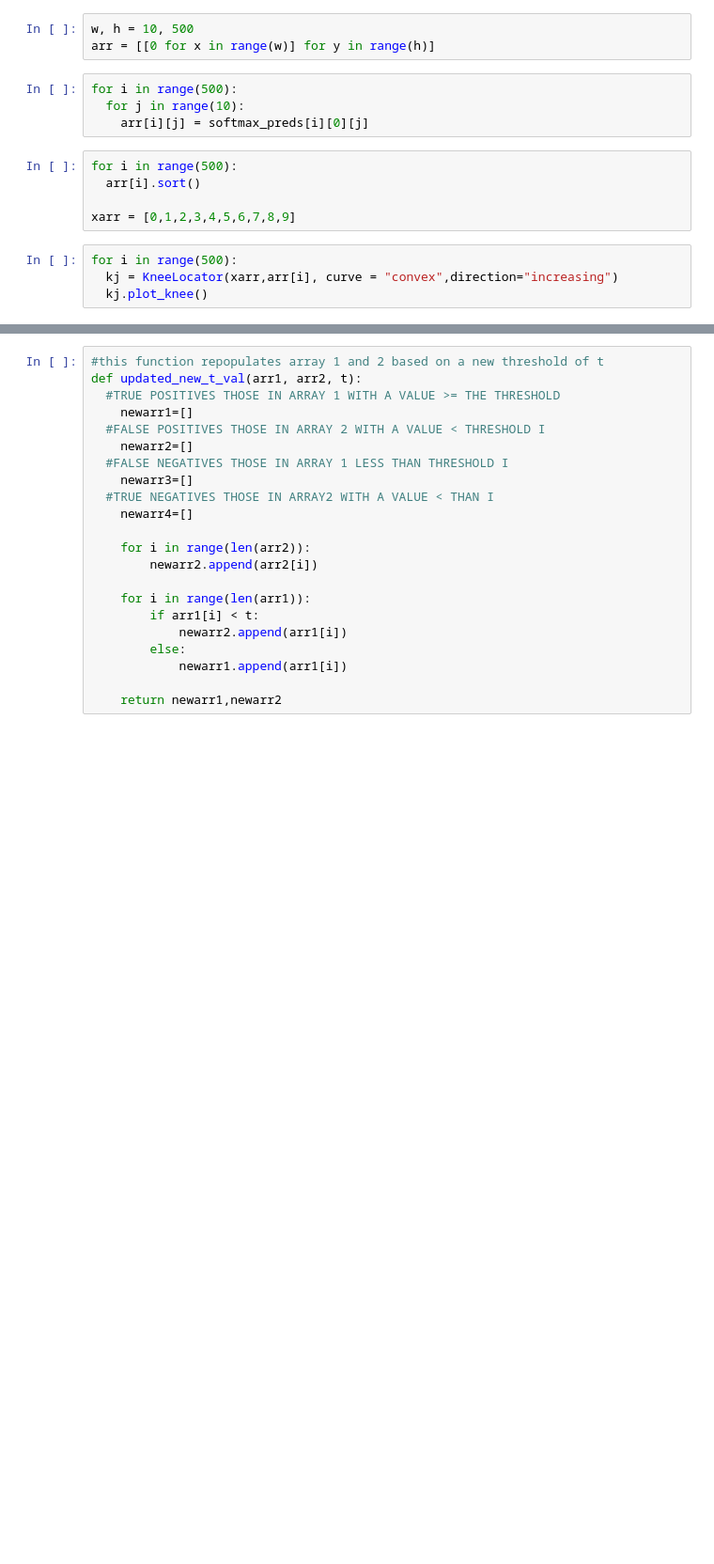
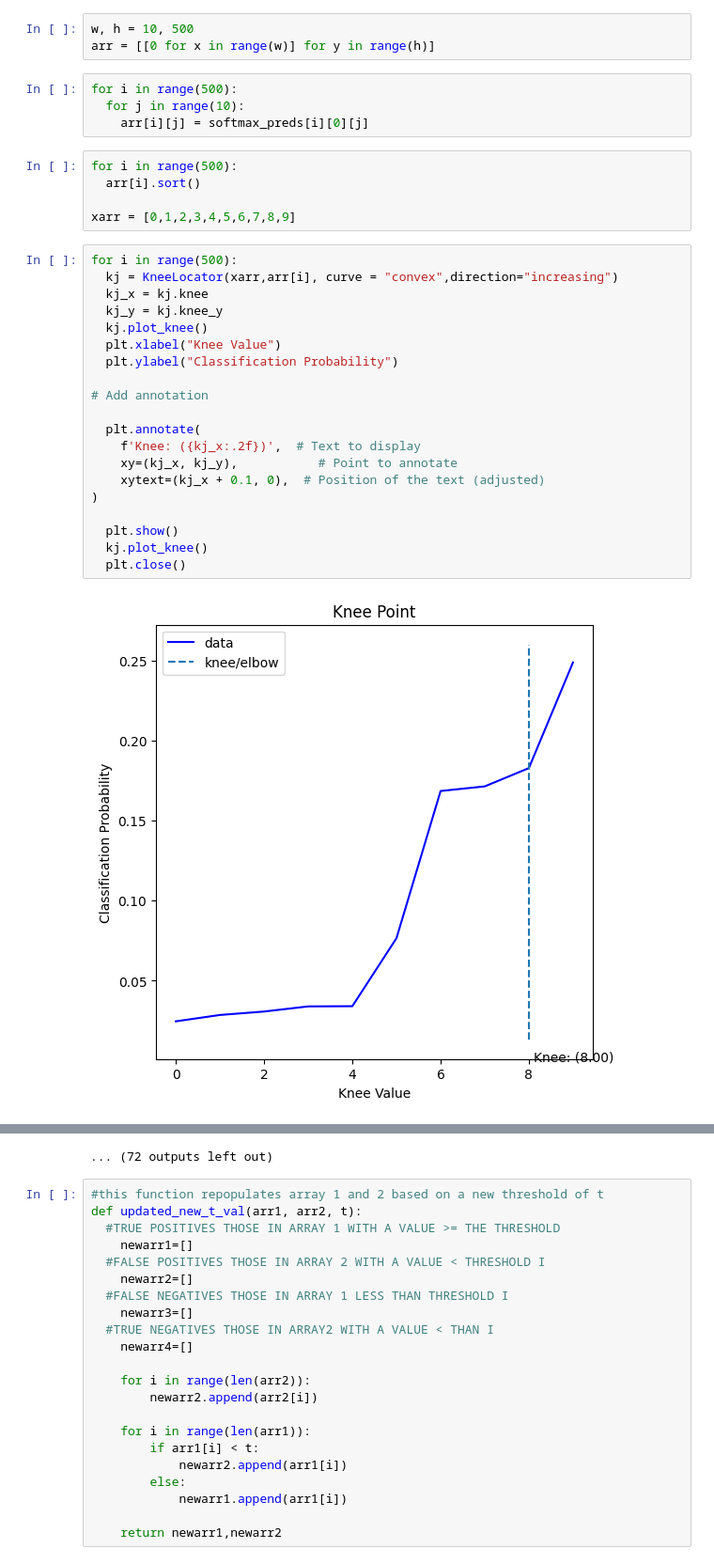
Before and after one commit to vwendtUDC/Knee_or_ROC, a Jupyter notebook: Compact_CCT_multiOb_val.ipynb, the cells around one changed output, grey strips where cells are left out. Shown at 94% size. Saved outputs shown, nothing was run; the diff lists cells and outputs as text; blank space fills up the shorter version.

```diff
--- a/Compact_CCT_multiOb_val.ipynb
+++ b/Compact_CCT_multiOb_val.ipynb
@@ -1246,7 +1217,25 @@ for i in range(500):
   arr[i].sort()
 
 xarr = [0,1,2,3,4,5,6,7,8,9]
-# %%
-for i in range(500):
-  kj = KneeLocator(xarr,arr[i], curve = "convex",direction="increasing")
-  kj.plot_knee()
+# %%
+for i in range(500):
+  kj = KneeLocator(xarr,arr[i], curve = "convex",direction="increasing")
+  kj_x = kj.knee
+  kj_y = kj.knee_y
+  kj.plot_knee()
+  plt.xlabel("Knee Value")
+  plt.ylabel("Classification Probability")
+
+# Add annotation
+
+  plt.annotate(
+    f'Knee: ({kj_x:.2f})',  # Text to display
+    xy=(kj_x, kj_y),           # Point to annotate
+    xytext=(kj_x + 0.1, 0),  # Position of the text (adjusted)
+)
+
+  plt.show()
+  kj.plot_knee()
+  plt.close()
+# %% [output]
+[figure, added]
@@ -1253,3 +1253,4 @@ for i in range(500):
+... (72 outputs left out)
 # %%
 #this function repopulates array 1 and 2 based on a new threshold of t
 def updated_new_t_val(arr1, arr2, t):
```
Also changed, not shown: parts of 26 cells of this notebook.
